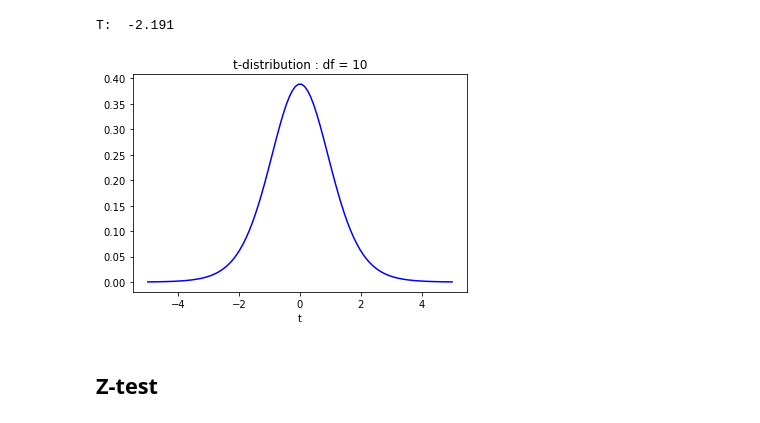
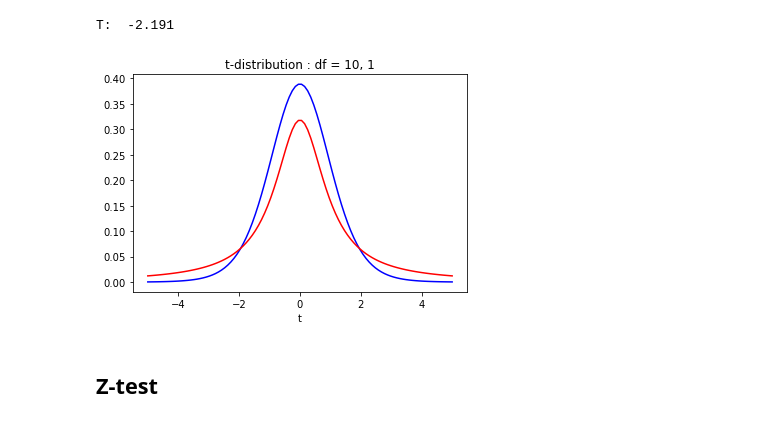
Before and after one commit to brorae/ML_practice, a Jupyter notebook: Computational statistics/lec3.ipynb, the cells around one changed output. Drawn from its saved outputs; the diff is of its cells as text; code cells hidden in the pictures.

```diff
--- a/Computational statistics/lec3.ipynb
+++ b/Computational statistics/lec3.ipynb
@@ -25,13 +25,15 @@ T:  -2.191
 # %%
 x = np.linspace(-5,5,100)
 y = stats.t(10).pdf(x)
+y_ = stats.t(1).pdf(x)
 
 plt.plot(x,y,color="blue")
+plt.plot(x,y_,color="red")
 plt.xlabel("t")
-plt.title("t-distribution : df = 10")
+plt.title("t-distribution : df = 10, 1")
 plt.show()
 # %% [output]
-[figure, old version]
+[figure, new version]
 # %% [markdown]
 ## Z-test
 # %%
```
Also changed, not shown: parts of 1 cell of this notebook, 9 other files.
